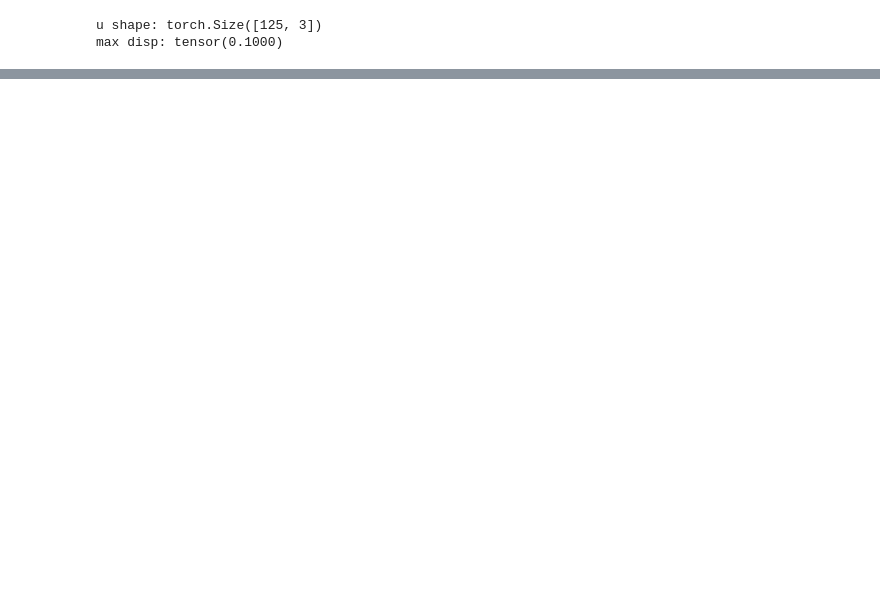
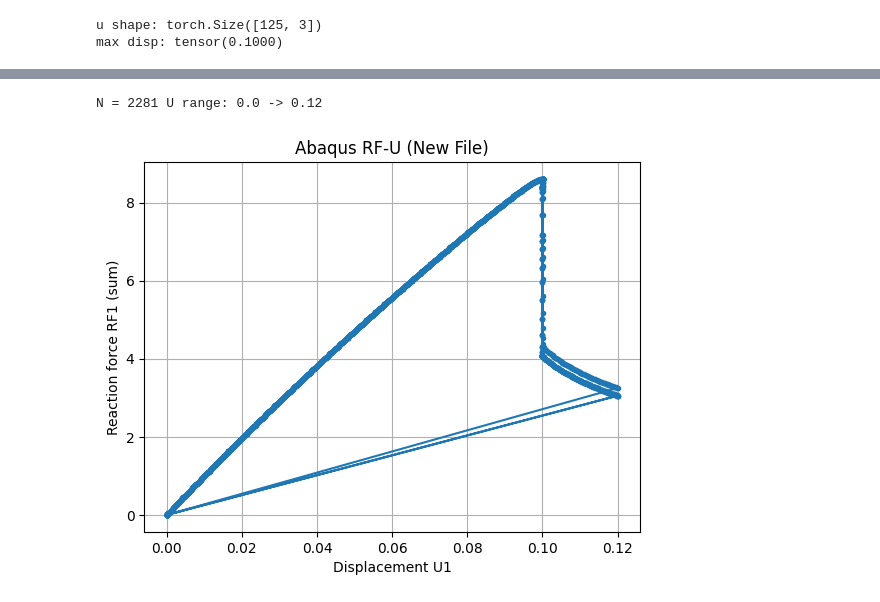
Before and after one commit to zcheshmechahi-collab/torch-fem, a Jupyter notebook: examples/basic/solid/cubesAnisotropic.ipynb, the cells around one changed output, grey strips where cells are left out. Drawn from its saved outputs; the diff is of its cells as text; code cells hidden in the pictures; blank space fills up the shorter version.

```diff
--- a/examples/basic/solid/cubesAnisotropic.ipynb
+++ b/examples/basic/solid/cubesAnisotropic.ipynb
@@ -60,0 +708,40 @@ max disp: tensor(0.1000)
+# %%
+import numpy as np
+import matplotlib.pyplot as plt
+
+# === 1) Load new Abaqus rpt file ===
+
+file_path = r"C:\temp\abaqus.rpt"
+
+# اگر در مسیر دیگری است، مسیر کامل بده
+
+data = np.genfromtxt(file_path, invalid_raise=False)
+
+# === 2) Remove header / NaN rows ===
+data = data[~np.isnan(data).any(axis=1)]
+
+# === 3) Extract columns ===
+U_aba  = data[:, 0]
+RF_aba = data[:, 1]
+
+# === 4) Clean finite values (مثل کدی که نوشتی) ===
+mask = np.isfinite(U_aba) & np.isfinite(RF_aba)
+U_aba  = U_aba[mask]
+RF_aba = RF_aba[mask]
+
+print("N =", len(U_aba), "U range:", U_aba.min(), "->", U_aba.max())
+
+# اگر علامت نیرو برعکس بود این را فعال کن:
+# RF_aba = -RF_aba
+
+# === 5) Plot ===
+plt.figure()
+plt.plot(U_aba, RF_aba, ".-")
+plt.xlabel("Displacement U1")
+plt.ylabel("Reaction force RF1 (sum)")
+plt.grid(True)
+plt.title("Abaqus RF-U (New File)")
+plt.show()
+# %% [output]
+N = 2281 U range: 0.0 -> 0.12
+[figure, added]
```
Also changed, not shown: parts of 21 cells of this notebook, 4 other files.
